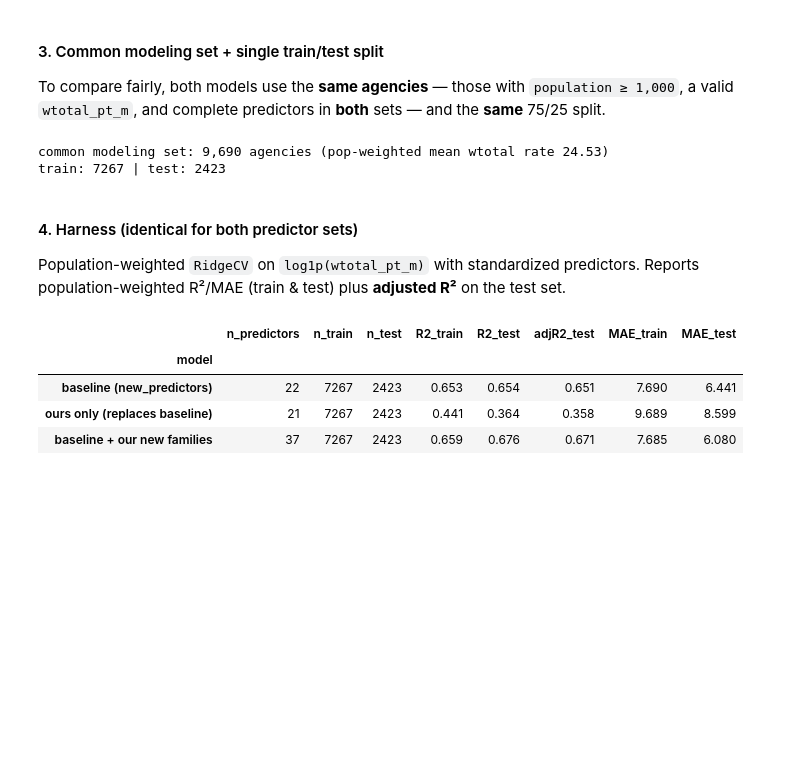
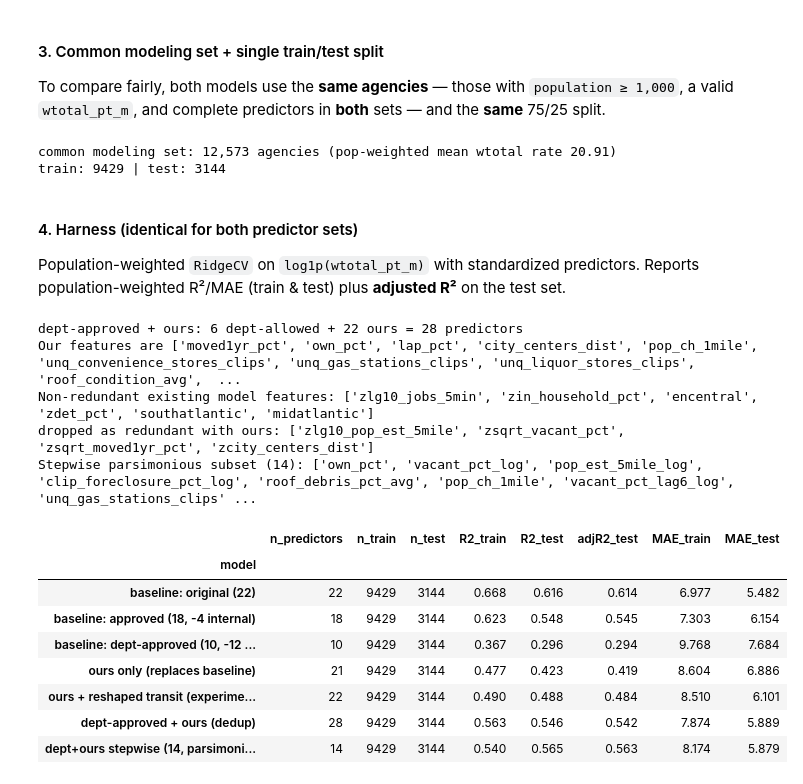
Before and after one commit to eprashar-clgx/crime-idx-2026, a Jupyter notebook: notebooks/regression_modelling/models/03_agency_comparison.ipynb, the cells around one changed output. Cells and saved outputs as stored; diff of their text form; code cells hidden in the pictures; blank space fills up the shorter version.

```diff
--- a/notebooks/regression_modelling/models/03_agency_comparison.ipynb
+++ b/notebooks/regression_modelling/models/03_agency_comparison.ipynb
@@ -117,0 +223,17 @@ moved1yr_pct                     1.000
+# %%
+# --- experiment: reshape the ACS transit proxies (heavy zeros, right skew) ---
+# has_transit: 1 if either commute-mode share is non-zero (57% of agencies), else 0.
+muni["has_transit"] = ((muni["bus_pct"] > 0) | (muni["train_pct"] > 0)).astype(int)
+# log1p compresses the right skew (0-100 pct scale) while preserving the zeros.
+muni["bus_pct_log"] = np.log1p(muni["bus_pct"])
+muni["train_pct_log"] = np.log1p(muni["train_pct"])
+
+transit_shaped = ["bus_pct_log", "train_pct_log", "has_transit"]
+display(describe_cols(muni, transit_shaped))
+plot_grid(muni, transit_shaped, "Transit proxies -- reshaped (log1p + has_transit)")
+
+# experimental 'ours' set: swap the raw transit pair for the reshaped versions.
+# EXPAND THIS as we try more feature-shape experiments (extra cols must exist in muni).
+ours_experiments = [p for p in our_predictors if p not in ("bus_pct", "train_pct")] + transit_shaped
+print("ours_experiments:", len(ours_experiments), "predictors")
+print(ours_experiments)
@@ -122,9 +252,10 @@ To compare fairly, both models use the **same agencies** — those with `populat
 a valid `wtotal_pt_m`, and complete predictors in **both** sets — and the **same** 75/25 split.
 # %%
 pop_cut = 1000
+# fair common set: complete on the ORIGINAL baseline (superset of approved) AND our set
 complete = (muni["wtotal_pt_m"].notna()
             & (muni["population_m"] >= pop_cut)
-            & muni[new_predictors].notna().all(axis=1)
+            & muni[original_predictors].notna().all(axis=1)
             & muni[our_predictors].notna().all(axis=1))
 model_df = muni[complete].copy()
 print(f"common modeling set: {len(model_df):,} agencies "
@@ -133,8 +264,8 @@ print(f"common modeling set: {len(model_df):,} agencies "
 train_df, test_df = train_test_split(model_df, random_state=99999)
 print("train:", len(train_df), "| test:", len(test_df))
 # %% [output]
-common modeling set: 9,690 agencies (pop-weighted mean wtotal rate 24.53)
-train: 7267 | test: 2423
+common modeling set: 12,573 agencies (pop-weighted mean wtotal rate 20.91)
+train: 9429 | test: 3144
 # %% [markdown]
 #### 4. Harness (identical for both predictor sets)
 
@@ -161,25 +292,53 @@ def fit_agency(predictors, label):
                MAE_test=round(mean_absolute_error(yte, pte, sample_weight=wte), 3))
     return model, row, pte
 # %%
-m_base, row_base, pred_base = fit_agency(new_predictors, "baseline (new_predictors)")
+# three baselines (original -> approved -> dept-approved) trace the governance decay; then
+# ours-only, ours+reshaped transit, the deployable dept-approved + ours model, and its
+# parsimonious stepwise subset (see section 6).
+m_orig, row_orig, pred_orig = fit_agency(original_predictors, "baseline: original (22)")
+m_appr, row_appr, pred_appr = fit_agency(approved_predictors, "baseline: approved (18, -4 internal)")
+m_dept, row_dept, pred_dept = fit_agency(dept_approved_predictors, "baseline: dept-approved (10, -12 dept)")
 m_ours, row_ours, pred_ours = fit_agency(our_predictors, "ours only (replaces baseline)")
+m_ourx, row_ourx, pred_ourx = fit_agency(ours_experiments, "ours + reshaped transit (experiments)")
 
-# incremental-value test: do our genuinely NEW families (property + imagery + POI +
-# transit proxies) add adjusted R² on top of the existing model? Demographic overlaps
-# (already represented in new_predictors) are excluded so this isolates the new signal.
-new_families = ['vacant_pct_log','clip_liens_pct_log','clip_foreclosure_pct_log',
-    'vacant_pct_lag6_log','clip_liens_pct_lag6_log','clip_foreclosure_pct_lag6_log',
-    'roof_condition_avg','roof_debris_pct_avg','hardscapes_pct_avg','roof_missing_material_pct',
-    'unq_convenience_stores_clips','unq_gas_stations_clips','unq_liquor_stores_clips',
-    'bus_pct','train_pct']
-m_aug, row_aug, pred_aug = fit_agency(new_predictors + new_families, "baseline + our new families")
+# deployable model: the Department's allowed predictors + our set. Drop the 4 dept predictors
+# our set already represents (pop 5-mile ring, vacancy, moved-in-1yr, city-center distance) to
+# avoid redundancy/collinearity -- our transformed versions carry those signals.
+dept_redundant = ['zlg10_pop_est_5mile', 'zsqrt_vacant_pct', 'zsqrt_moved1yr_pct', 'zcity_centers_dist']
+dept_nonredundant = [p for p in dept_approved_predictors if p not in set(dept_redundant)]
+dept_plus_ours = dept_nonredundant + ours_experiments
+m_dpo, row_dpo, pred_dpo = fit_agency(dept_plus_ours, "dept-approved + ours (dedup)")
 
-results = pd.DataFrame([row_base, row_ours, row_aug]).set_index("model")
+# parsimonious subset from the stepwise selection (section 6): 10 our-features (phase 1) +
+# 4 dept-allowed adds (phase 2). Hardcoded here so it appears in the summary; re-derived below.
+dpo_stepwise = ['own_pct', 'vacant_pct_log', 'pop_est_5mile_log', 'clip_foreclosure_pct_log',
+    'roof_debris_pct_avg', 'pop_ch_1mile', 'vacant_pct_lag6_log', 'unq_gas_stations_clips',
+    'moved1yr_pct', 'has_transit',                                    # our features (phase 1)
+    'midatlantic', 'zin_household_pct', 'zlg10_jobs_5min', 'encentral']  # dept-allowed (phase 2)
+m_step, row_step, pred_step = fit_agency(dpo_stepwise, "dept+ours stepwise (14, parsimonious)")
+
+print(f"dept-approved + ours: {len(dept_nonredundant)} dept-allowed + {len(ours_experiments)} ours "
+      f"= {len(dept_plus_ours)} predictors")
+print(f"Our features are {ours_experiments}")
+print(f"Non-redundant existing model features: {dept_nonredundant}")
+print("dropped as redundant with ours:", dept_redundant)
+print(f"Stepwise parsimonious subset ({len(dpo_stepwise)}): {dpo_stepwise}")
+
+results = pd.DataFrame([row_orig, row_appr, row_dept, row_ours, row_ourx, row_dpo, row_step]).set_index("model")
 results
 # %% [output]
+dept-approved + ours: 6 dept-allowed + 22 ours = 28 predictors
+Our features are ['moved1yr_pct', 'own_pct', 'lap_pct', 'city_centers_dist', 'pop_ch_1mile', 'unq_convenience_stores_clips', 'unq_gas_stations_clips', 'unq_liquor_stores_clips', 'roof_condition_avg',  ...
+Non-redundant existing model features: ['zlg10_jobs_5min', 'zin_household_pct', 'encentral', 'zdet_pct', 'southatlantic', 'midatlantic']
+dropped as redundant with ours: ['zlg10_pop_est_5mile', 'zsqrt_vacant_pct', 'zsqrt_moved1yr_pct', 'zcity_centers_dist']
+Stepwise parsimonious subset (14): ['own_pct', 'vacant_pct_log', 'pop_est_5mile_log', 'clip_foreclosure_pct_log', 'roof_debris_pct_avg', 'pop_ch_1mile', 'vacant_pct_lag6_log', 'unq_gas_stations_clips' ...
 |  | n_predictors | n_train | n_test | R2_train | R2_test | adjR2_test | MAE_train | MAE_test |
 | model |  |  |  |  |  |  |  |  |
-| baseline (new_predictors) | 22 | 7267 | 2423 | 0.653 | 0.654 | 0.651 | 7.690 | 6.441 |
-| ours only (replaces baseline) | 21 | 7267 | 2423 | 0.441 | 0.364 | 0.358 | 9.689 | 8.599 |
-| baseline + our new families | 37 | 7267 | 2423 | 0.659 | 0.676 | 0.671 | 7.685 | 6.080 |
+| baseline: original (22) | 22 | 9429 | 3144 | 0.668 | 0.616 | 0.614 | 6.977 | 5.482 |
+| baseline: approved (18, -4 internal) | 18 | 9429 | 3144 | 0.623 | 0.548 | 0.545 | 7.303 | 6.154 |
+| baseline: dept-approved (10, -12 ... | 10 | 9429 | 3144 | 0.367 | 0.296 | 0.294 | 9.768 | 7.684 |
+| ours only (replaces baseline) | 21 | 9429 | 3144 | 0.477 | 0.423 | 0.419 | 8.604 | 6.886 |
+| ours + reshaped transit (experime... | 22 | 9429 | 3144 | 0.490 | 0.488 | 0.484 | 8.510 | 6.101 |
+| dept-approved + ours (dedup) | 28 | 9429 | 3144 | 0.563 | 0.546 | 0.542 | 7.874 | 5.889 |
+| dept+ours stepwise (14, parsimoni... | 14 | 9429 | 3144 | 0.540 | 0.565 | 0.563 | 8.174 | 5.879 |
 # %% [markdown]
```
Also changed, not shown: parts of 26 cells of this notebook, 1 other file.
